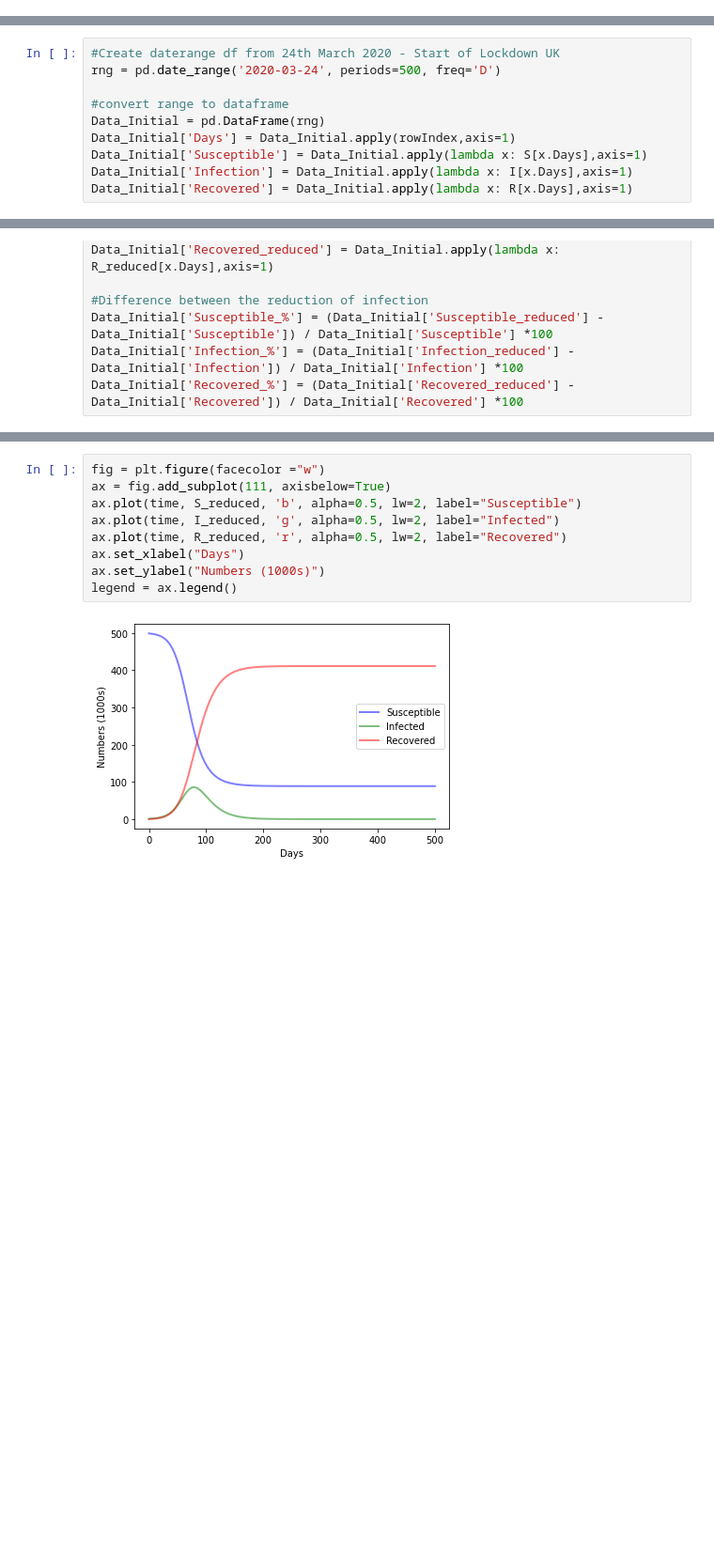
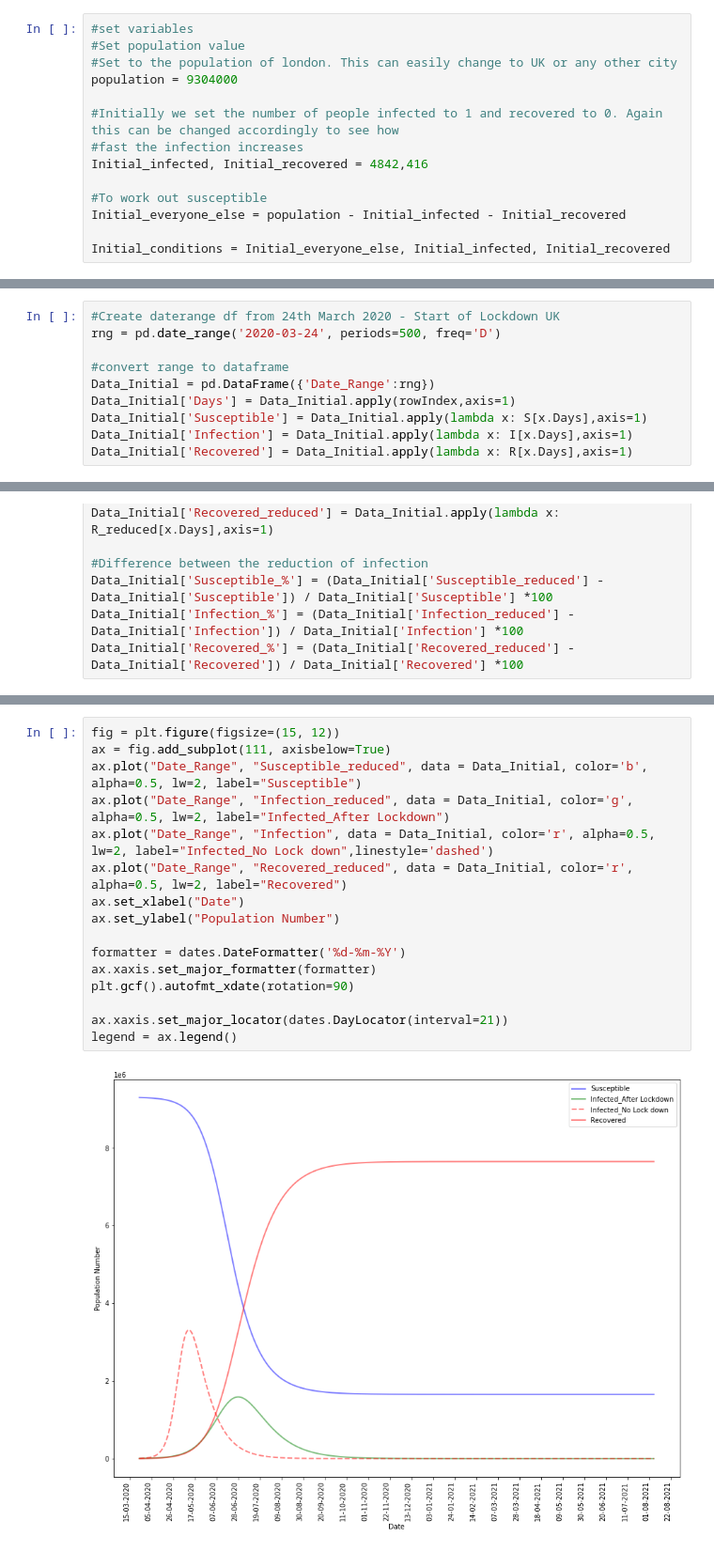
Before and after one commit to Mohammed-Miah/S-I-R_Model, a Jupyter notebook: S I R Modelling Basics.ipynb, the cells around one changed output, grey strips where cells are left out. Shown at 94% size. Drawn from its saved outputs; the diff is of its cells as text; blank space fills up the shorter version.

```diff
--- a/S I R Modelling Basics.ipynb
+++ b/S I R Modelling Basics.ipynb
@@ -24 +14,15 @@ Initial_conditions = Initial_everyone_else, Initial_infected, Initial_recovered
+# %%
+#set variables
+#Set population value
+#Set to the population of london. This can easily change to UK or any other city
+population = 9304000
+
+#Initially we set the number of people infected to 1 and recovered to 0. Again this can be changed accordingly to see how
+#fast the infection increases
+Initial_infected, Initial_recovered = 4842,416
+
+#To work out susceptible
+Initial_everyone_else = population - Initial_infected - Initial_recovered
+
+Initial_conditions = Initial_everyone_else, Initial_infected, Initial_recovered
 # %%
@@ -47,7 +54,7 @@ def rowIndex(row):
 rng = pd.date_range('2020-03-24', periods=500, freq='D')
 
 #convert range to dataframe
-Data_Initial = pd.DataFrame(rng)
+Data_Initial = pd.DataFrame({'Date_Range':rng})
 Data_Initial['Days'] = Data_Initial.apply(rowIndex,axis=1)
 Data_Initial['Susceptible'] = Data_Initial.apply(lambda x: S[x.Days],axis=1)
 Data_Initial['Infection'] = Data_Initial.apply(lambda x: I[x.Days],axis=1)
@@ -117,11 +131,18 @@ Data_Initial.head(150)
 # %%
-fig = plt.figure(facecolor ="w")
+fig = plt.figure(figsize=(15, 12))
 ax = fig.add_subplot(111, axisbelow=True)
-ax.plot(time, S_reduced, 'b', alpha=0.5, lw=2, label="Susceptible")
-ax.plot(time, I_reduced, 'g', alpha=0.5, lw=2, label="Infected")
-ax.plot(time, R_reduced, 'r', alpha=0.5, lw=2, label="Recovered")
-ax.set_xlabel("Days")
-ax.set_ylabel("Numbers (1000s)")
+ax.plot("Date_Range", "Susceptible_reduced", data = Data_Initial, color='b', alpha=0.5, lw=2, label="Susceptible")
+ax.plot("Date_Range", "Infection_reduced", data = Data_Initial, color='g', alpha=0.5, lw=2, label="Infected_After Lockdown")
+ax.plot("Date_Range", "Infection", data = Data_Initial, color='r', alpha=0.5, lw=2, label="Infected_No Lock down",linestyle='dashed')
+ax.plot("Date_Range", "Recovered_reduced", data = Data_Initial, color='r', alpha=0.5, lw=2, label="Recovered")
+ax.set_xlabel("Date")
+ax.set_ylabel("Population Number")
+
+formatter = dates.DateFormatter('%d-%m-%Y')
+ax.xaxis.set_major_formatter(formatter)
+plt.gcf().autofmt_xdate(rotation=90)
+
+ax.xaxis.set_major_locator(dates.DayLocator(interval=21))
 legend = ax.legend()
 # %% [output]
-[figure, old version]
+[figure, new version]
```
Also changed, not shown: parts of 10 cells of this notebook.
